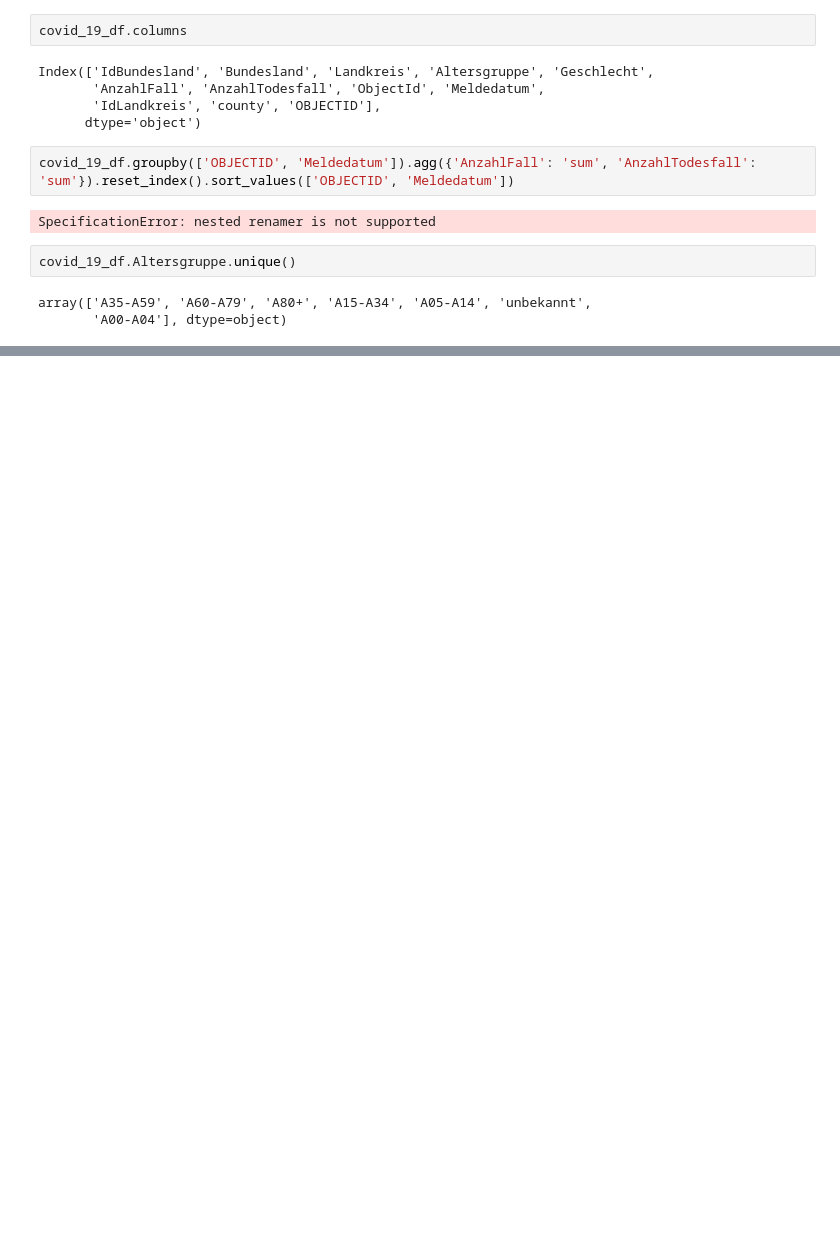
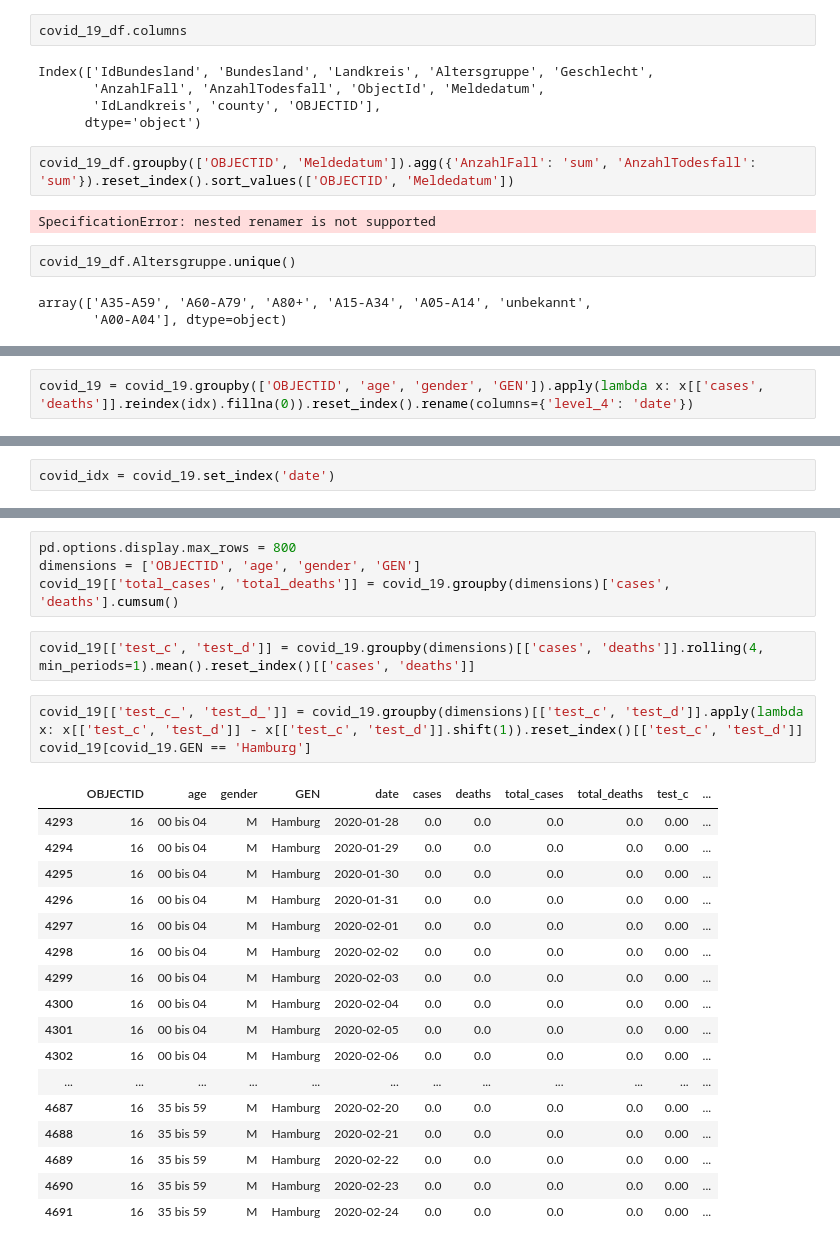
Before and after one commit to CRitter93/covidash, a Jupyter notebook: covidash/data/Untitled.ipynb, the cells around one changed output, grey strips where cells are left out. Cells and saved outputs as stored; diff of their text form; blank space fills up the shorter version.

```diff
--- a/covidash/data/Untitled.ipynb
+++ b/covidash/data/Untitled.ipynb
@@ -43,0 +83,2 @@ array(['A35-A59', 'A60-A79', 'A80+', 'A15-A34', 'A05-A14', 'unbekannt',
+# %%
+covid_19 = covid_19.groupby(['OBJECTID', 'age', 'gender', 'GEN']).apply(lambda x: x[['cases', 'deaths']].reindex(idx).fillna(0)).reset_index().rename(columns={'level_4': 'date'})
@@ -43,0 +107,2 @@ array(['A35-A59', 'A60-A79', 'A80+', 'A15-A34', 'A05-A14', 'unbekannt',
+# %%
+covid_idx = covid_19.set_index('date')
@@ -43,0 +128,27 @@ array(['A35-A59', 'A60-A79', 'A80+', 'A15-A34', 'A05-A14', 'unbekannt',
+# %%
+pd.options.display.max_rows = 800
+dimensions = ['OBJECTID', 'age', 'gender', 'GEN']
+covid_19[['total_cases', 'total_deaths']] = covid_19.groupby(dimensions)['cases', 'deaths'].cumsum()
+# %%
+covid_19[['test_c', 'test_d']] = covid_19.groupby(dimensions)[['cases', 'deaths']].rolling(4, min_periods=1).mean().reset_index()[['cases', 'deaths']]
+# %%
+covid_19[['test_c_', 'test_d_']] = covid_19.groupby(dimensions)[['test_c', 'test_d']].apply(lambda x: x[['test_c', 'test_d']] - x[['test_c', 'test_d']].shift(1)).reset_index()[['test_c', 'test_d']]
+covid_19[covid_19.GEN == 'Hamburg']
+# %% [output]
+|  | OBJECTID | age | gender | GEN | date | cases | deaths | total_cases | total_deaths | test_c | ... |
+| 4293 | 16 | 00 bis 04 | M | Hamburg | 2020-01-28 | 0.0 | 0.0 | 0.0 | 0.0 | 0.00 | ... |
+| 4294 | 16 | 00 bis 04 | M | Hamburg | 2020-01-29 | 0.0 | 0.0 | 0.0 | 0.0 | 0.00 | ... |
+| 4295 | 16 | 00 bis 04 | M | Hamburg | 2020-01-30 | 0.0 | 0.0 | 0.0 | 0.0 | 0.00 | ... |
+| 4296 | 16 | 00 bis 04 | M | Hamburg | 2020-01-31 | 0.0 | 0.0 | 0.0 | 0.0 | 0.00 | ... |
+| 4297 | 16 | 00 bis 04 | M | Hamburg | 2020-02-01 | 0.0 | 0.0 | 0.0 | 0.0 | 0.00 | ... |
+| 4298 | 16 | 00 bis 04 | M | Hamburg | 2020-02-02 | 0.0 | 0.0 | 0.0 | 0.0 | 0.00 | ... |
+| 4299 | 16 | 00 bis 04 | M | Hamburg | 2020-02-03 | 0.0 | 0.0 | 0.0 | 0.0 | 0.00 | ... |
+| 4300 | 16 | 00 bis 04 | M | Hamburg | 2020-02-04 | 0.0 | 0.0 | 0.0 | 0.0 | 0.00 | ... |
+| 4301 | 16 | 00 bis 04 | M | Hamburg | 2020-02-05 | 0.0 | 0.0 | 0.0 | 0.0 | 0.00 | ... |
+| 4302 | 16 | 00 bis 04 | M | Hamburg | 2020-02-06 | 0.0 | 0.0 | 0.0 | 0.0 | 0.00 | ... |
+| ... | ... | ... | ... | ... | ... | ... | ... | ... | ... | ... | ... |
+| 4687 | 16 | 35 bis 59 | M | Hamburg | 2020-02-20 | 0.0 | 0.0 | 0.0 | 0.0 | 0.00 | ... |
+| 4688 | 16 | 35 bis 59 | M | Hamburg | 2020-02-21 | 0.0 | 0.0 | 0.0 | 0.0 | 0.00 | ... |
+| 4689 | 16 | 35 bis 59 | M | Hamburg | 2020-02-22 | 0.0 | 0.0 | 0.0 | 0.0 | 0.00 | ... |
+| 4690 | 16 | 35 bis 59 | M | Hamburg | 2020-02-23 | 0.0 | 0.0 | 0.0 | 0.0 | 0.00 | ... |
+| 4691 | 16 | 35 bis 59 | M | Hamburg | 2020-02-24 | 0.0 | 0.0 | 0.0 | 0.0 | 0.00 | ... |
```
Also changed, not shown: parts of 7 cells of this notebook, 2 other files.
